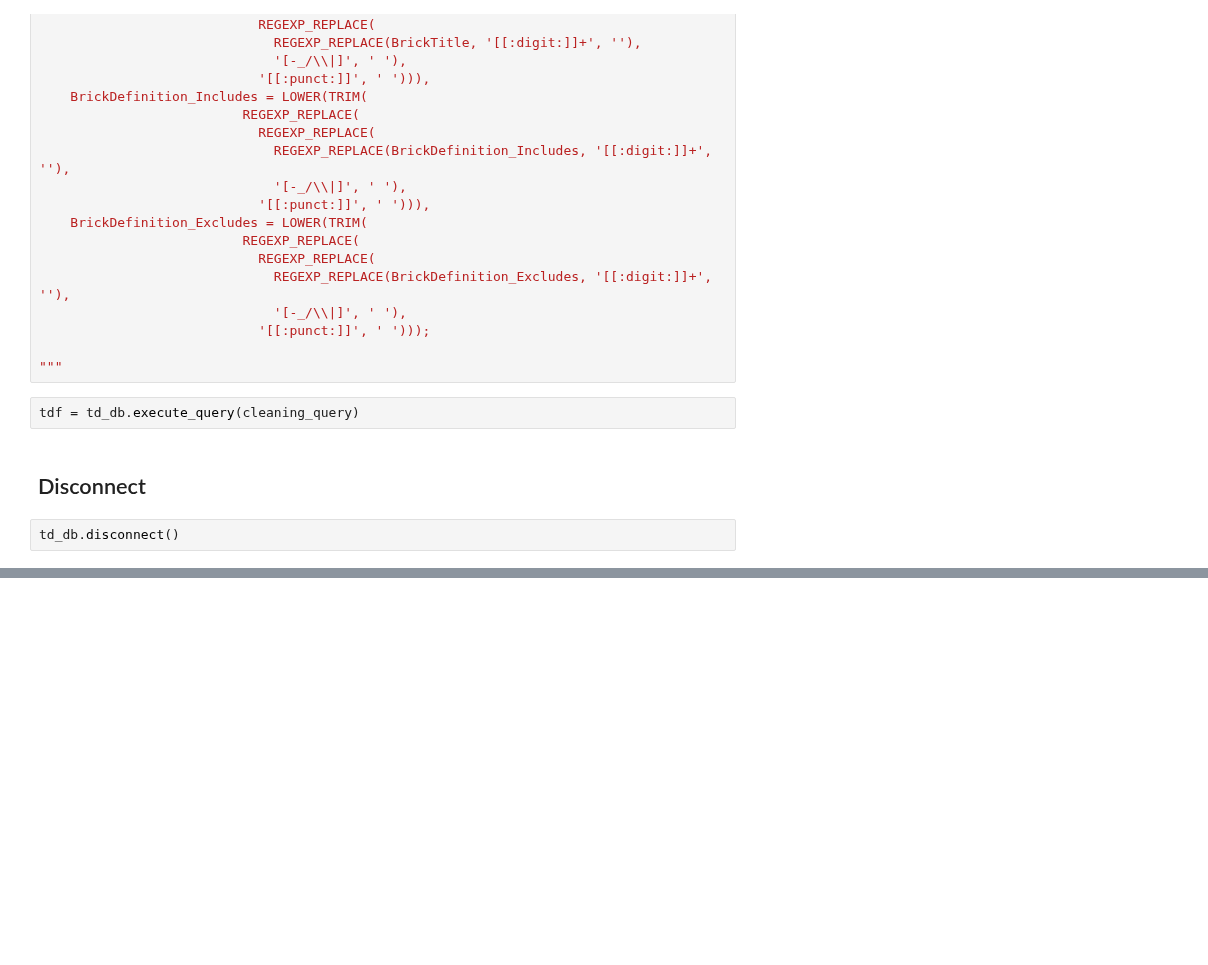
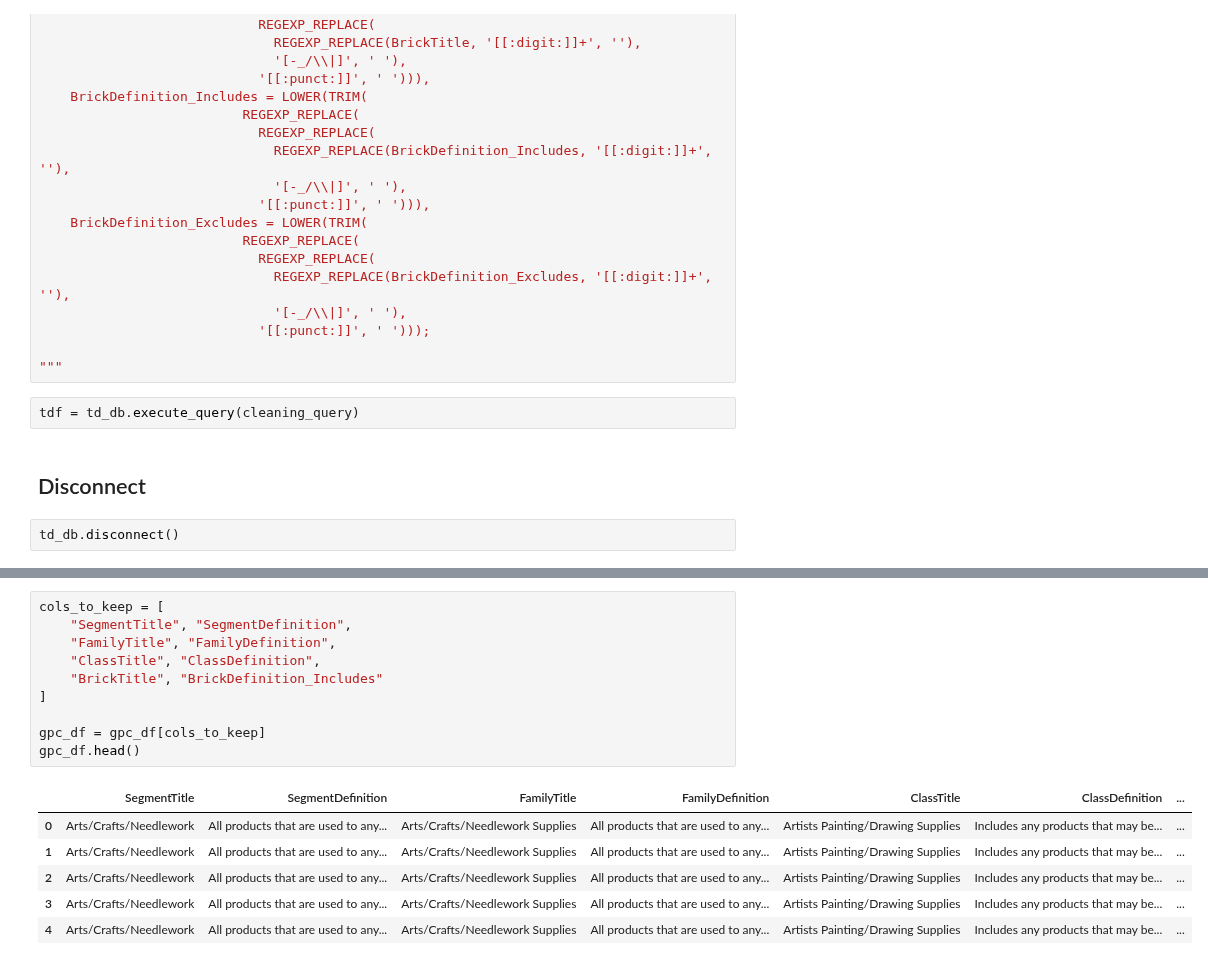
Before and after one commit to A11Veles/PC_Iter7, a Jupyter notebook: src/prepare_gpc_data.ipynb, the cells around one changed output, grey strips where cells are left out. Saved outputs shown, nothing was run; the diff lists cells and outputs as text; blank space fills up the shorter version.

```diff
--- a/src/prepare_gpc_data.ipynb
+++ b/src/prepare_gpc_data.ipynb
@@ -122,0 +133,17 @@ td_db.disconnect()
+# %%
+cols_to_keep = [
+    "SegmentTitle", "SegmentDefinition",
+    "FamilyTitle", "FamilyDefinition",
+    "ClassTitle", "ClassDefinition",
+    "BrickTitle", "BrickDefinition_Includes"
+]
+
+gpc_df = gpc_df[cols_to_keep]
+gpc_df.head()
+# %% [output]
+|  | SegmentTitle | SegmentDefinition | FamilyTitle | FamilyDefinition | ClassTitle | ClassDefinition | ... |
+| 0 | Arts/Crafts/Needlework | All products that are used to any... | Arts/Crafts/Needlework Supplies | All products that are used to any... | Artists Painting/Drawing Supplies | Includes any products that may be... | ... |
+| 1 | Arts/Crafts/Needlework | All products that are used to any... | Arts/Crafts/Needlework Supplies | All products that are used to any... | Artists Painting/Drawing Supplies | Includes any products that may be... | ... |
+| 2 | Arts/Crafts/Needlework | All products that are used to any... | Arts/Crafts/Needlework Supplies | All products that are used to any... | Artists Painting/Drawing Supplies | Includes any products that may be... | ... |
+| 3 | Arts/Crafts/Needlework | All products that are used to any... | Arts/Crafts/Needlework Supplies | All products that are used to any... | Artists Painting/Drawing Supplies | Includes any products that may be... | ... |
+| 4 | Arts/Crafts/Needlework | All products that are used to any... | Arts/Crafts/Needlework Supplies | All products that are used to any... | Artists Painting/Drawing Supplies | Includes any products that may be... | ... |
```
Also changed, not shown: parts of 8 cells of this notebook, 5 other files.
